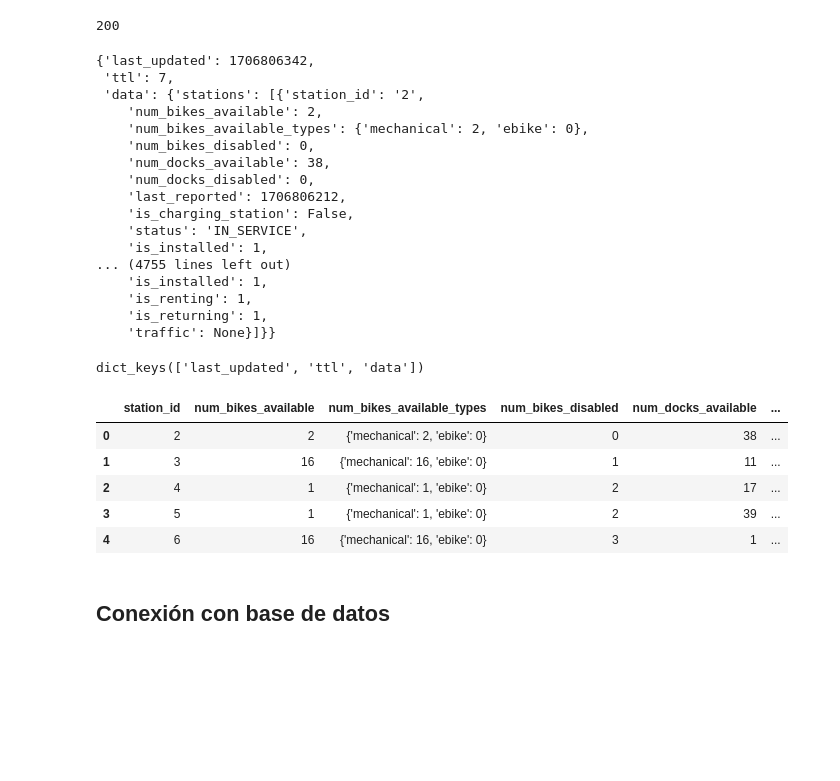
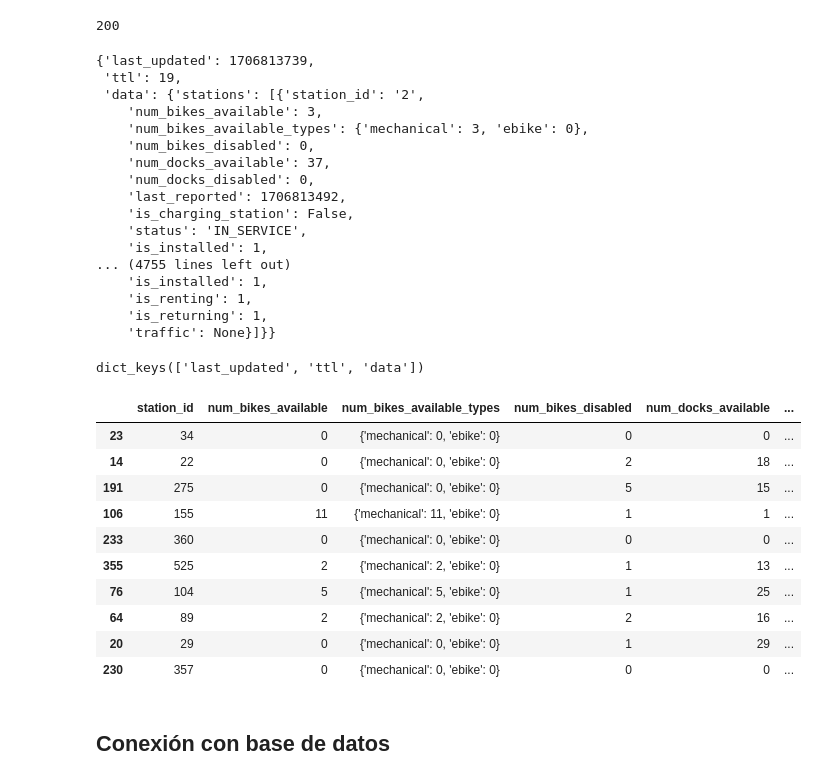
Before and after one commit to c-gonzalez-a/DataEngineeringCoder, a Jupyter notebook: main.ipynb, the cells around one changed output. Drawn from its saved outputs; the diff is of its cells as text; code cells hidden in the pictures; blank space fills up the shorter version.

```diff
--- a/main.ipynb
+++ b/main.ipynb
@@ -136,11 +155,15 @@ df_busPositions.head()
 # %%
 # Obtencion del número de bicicletas y anclajes disponibles en cada estación y disponibilidad de estación.
 
-endpoint_ecobiciSS = "ecobici/gbfs/stationStatus?client_id=33987e066c34484585f7d1c725e12831&client_secret=B72247DC28B7432BBCa552ED24E894C5"
-
+endpoint_ecobiciSS = "ecobici/gbfs/stationStatus"
 full_url_ecobiciSS = f"{base_url}/{endpoint_ecobiciSS}"
 
-r_ecobiciSS = requests.get(full_url_ecobiciSS)
+parametros_ecobiciSS = {
+    "client_id" : "33987e066c34484585f7d1c725e12831",
+    "client_secret" : "B72247DC28B7432BBCa552ED24E894C5"
+}
+
+r_ecobiciSS = requests.get(full_url_ecobiciSS, params=parametros_ecobiciSS)
 # %%
 r_ecobiciSS.status_code
 # %% [output]
@@ -149,15 +172,15 @@ r_ecobiciSS.status_code
 json_ecobiciSS = r_ecobiciSS.json()
 json_ecobiciSS
 # %% [output]
-{'last_updated': 1706806342,
- 'ttl': 7,
+{'last_updated': 1706813739,
+ 'ttl': 19,
  'data': {'stations': [{'station_id': '2',
-    'num_bikes_available': 2,
-    'num_bikes_available_types': {'mechanical': 2, 'ebike': 0},
+    'num_bikes_available': 3,
+    'num_bikes_available_types': {'mechanical': 3, 'ebike': 0},
     'num_bikes_disabled': 0,
-    'num_docks_available': 38,
+    'num_docks_available': 37,
     'num_docks_disabled': 0,
-    'last_reported': 1706806212,
+    'last_reported': 1706813492,
     'is_charging_station': False,
     'status': 'IN_SERVICE',
     'is_installed': 1,
@@ -173,17 +196,22 @@ dict_keys(['last_updated', 'ttl', 'data'])
 # %%
 # Para pasar el json a una dataframe
 
 data_ecobiciSS= json_ecobiciSS['data']['stations']
 df_ecobiciSS = pd.DataFrame(data_ecobiciSS)
 
-df_ecobiciSS.head()
+df_ecobiciSS.sample(n=10)
 # %% [output]
 |  | station_id | num_bikes_available | num_bikes_available_types | num_bikes_disabled | num_docks_available | ... |
-| 0 | 2 | 2 | {'mechanical': 2, 'ebike': 0} | 0 | 38 | ... |
-| 1 | 3 | 16 | {'mechanical': 16, 'ebike': 0} | 1 | 11 | ... |
-| 2 | 4 | 1 | {'mechanical': 1, 'ebike': 0} | 2 | 17 | ... |
-| 3 | 5 | 1 | {'mechanical': 1, 'ebike': 0} | 2 | 39 | ... |
-| 4 | 6 | 16 | {'mechanical': 16, 'ebike': 0} | 3 | 1 | ... |
+| 23 | 34 | 0 | {'mechanical': 0, 'ebike': 0} | 0 | 0 | ... |
+| 14 | 22 | 0 | {'mechanical': 0, 'ebike': 0} | 2 | 18 | ... |
+| 191 | 275 | 0 | {'mechanical': 0, 'ebike': 0} | 5 | 15 | ... |
+| 106 | 155 | 11 | {'mechanical': 11, 'ebike': 0} | 1 | 1 | ... |
+| 233 | 360 | 0 | {'mechanical': 0, 'ebike': 0} | 0 | 0 | ... |
+| 355 | 525 | 2 | {'mechanical': 2, 'ebike': 0} | 1 | 13 | ... |
+| 76 | 104 | 5 | {'mechanical': 5, 'ebike': 0} | 1 | 25 | ... |
+| 64 | 89 | 2 | {'mechanical': 2, 'ebike': 0} | 2 | 16 | ... |
+| 20 | 29 | 0 | {'mechanical': 0, 'ebike': 0} | 1 | 29 | ... |
+| 230 | 357 | 0 | {'mechanical': 0, 'ebike': 0} | 0 | 0 | ... |
 # %% [markdown]
 ## Conexión con base de datos
 # %%
```
Also changed, not shown: parts of 3 cells of this notebook.
